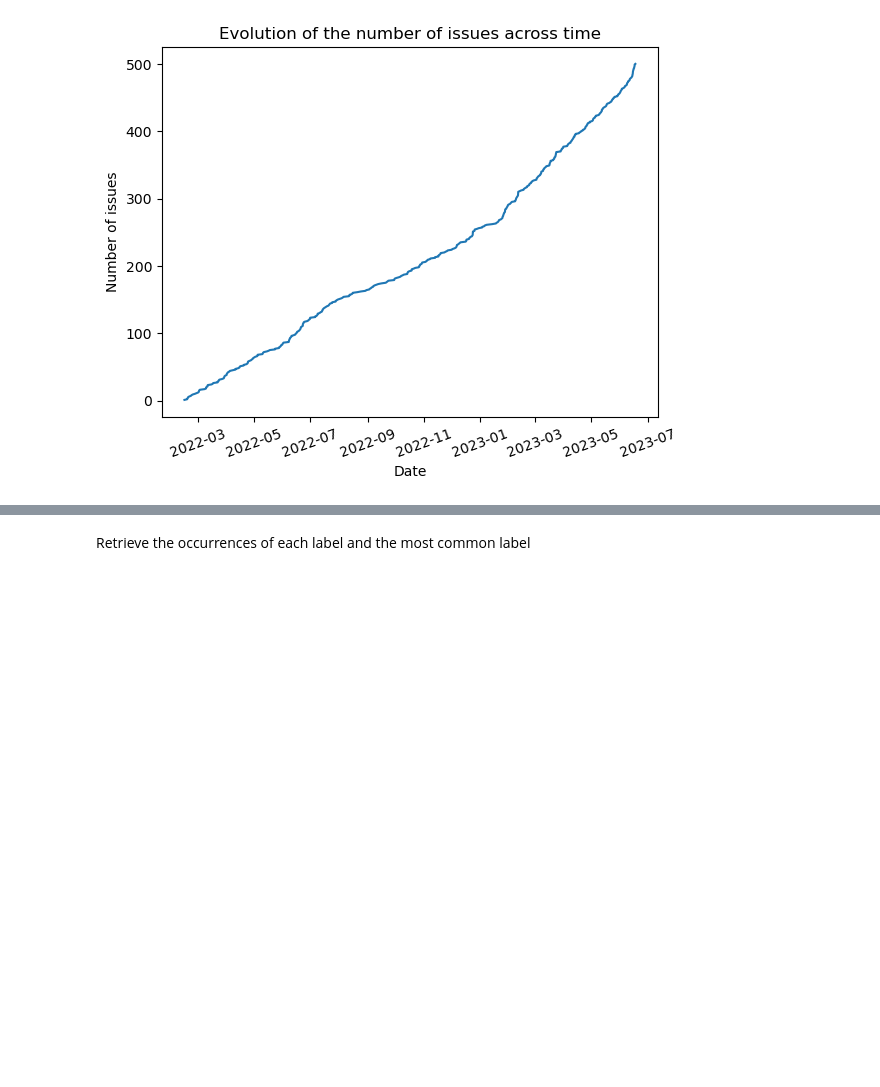
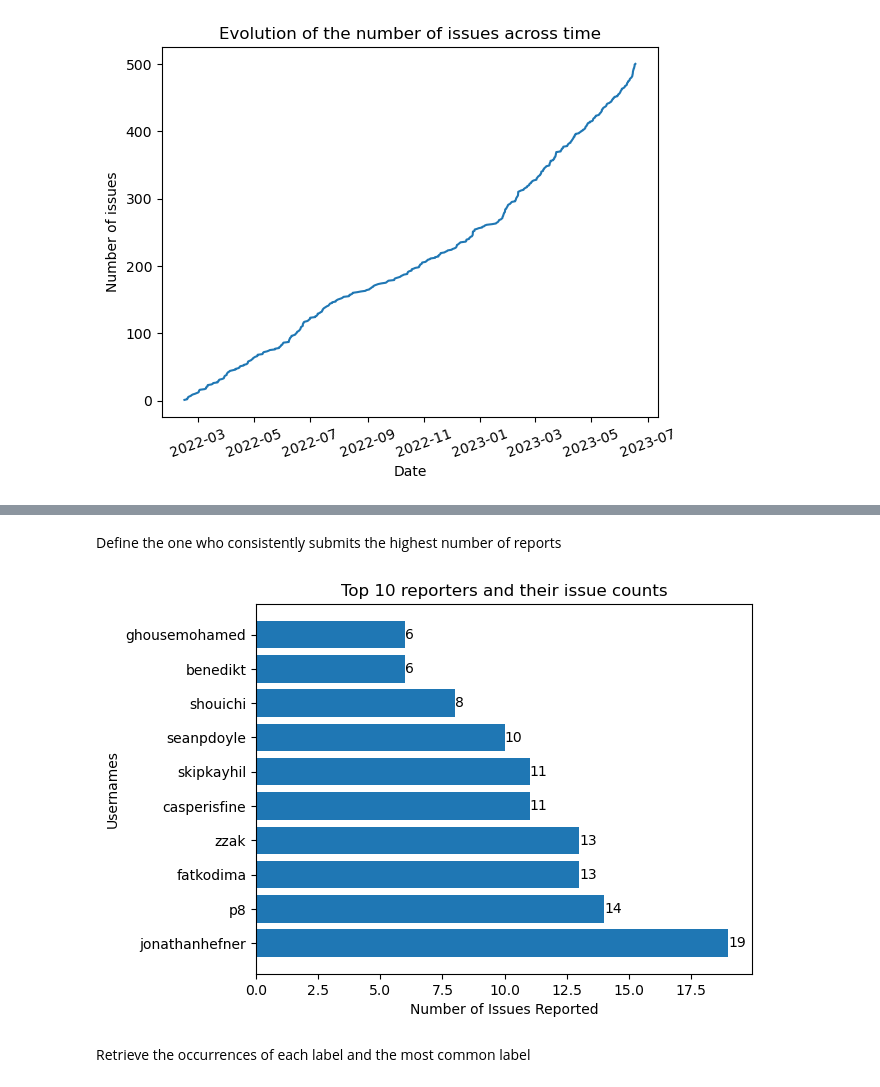
Before and after one commit to BouazizAmina/Rails_Issues_Assignment, a Jupyter notebook: Rails_Issues.ipynb, the cells around one changed output, grey strips where cells are left out. Cells and saved outputs as stored; diff of their text form; code cells hidden in the pictures; blank space fills up the shorter version.

```diff
--- a/Rails_Issues.ipynb
+++ b/Rails_Issues.ipynb
@@ -95,4 +94,36 @@ plt.show()
 [figure]
+# %% [markdown]
+Define the one who consistently submits the highest number of reports
+# %%
+reporters = []
+
+# Collect the usernames of issue reporters
+for issue in issues:
+    reporter = issue['user']['login']
+#     print(issue['user'])
+    reporters.append(reporter)
+
+# Count the number of issues reported by each user
+reporter_counts = Counter(reporters)
+
+# Select the top 10 reporters
+top_reporters= reporter_counts.most_common(10)
+# print(top_reporters)
+
+# Extract the usernames and their respective issue counts
+usernames = [reporter for reporter, _ in top_reporters]
+i_counts = [count for _, count in top_reporters]
+
+# Plot
+plt.barh(usernames, i_counts)
+plt.ylabel("Usernames")
+plt.xlabel("Number of Issues Reported")
+plt.title("Top 10 reporters and their issue counts")
+for i, count in enumerate(issue_counts):
+    plt.text(count, i, str(count), ha='left', va='center')
+plt.show()
+# %% [output]
+[figure, added]
 # %% [markdown]
 Retrieve the occurrences of each label and the most common label
 # %%
```
Also changed, not shown: parts of 2 cells of this notebook.
